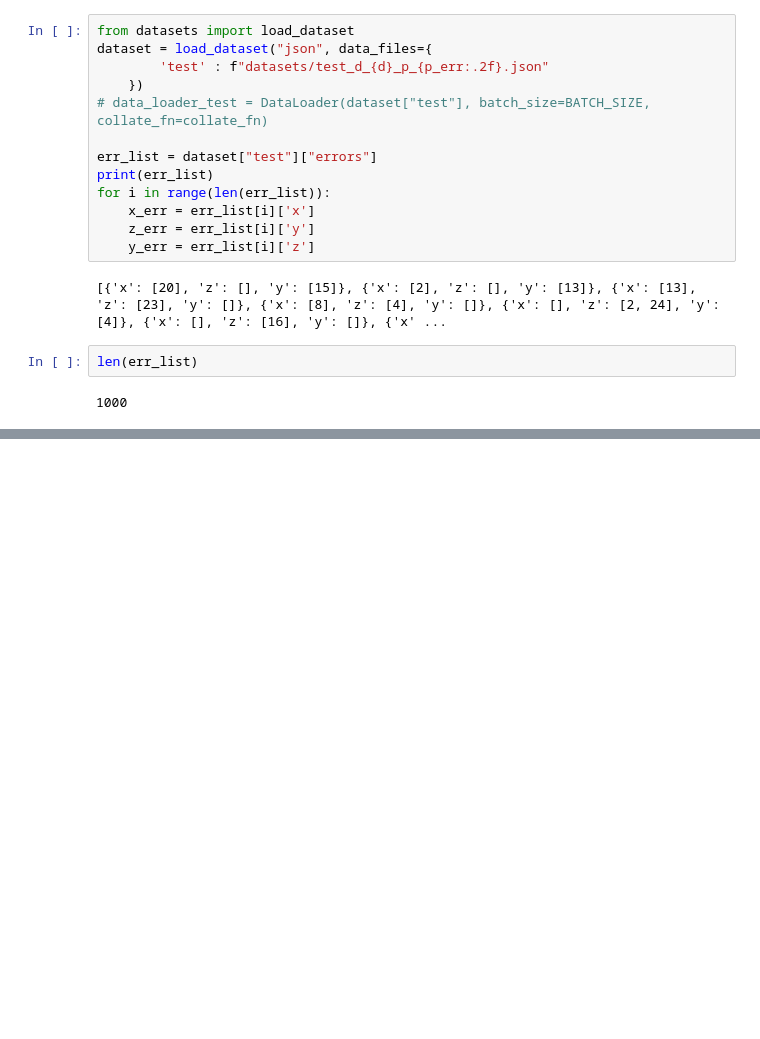
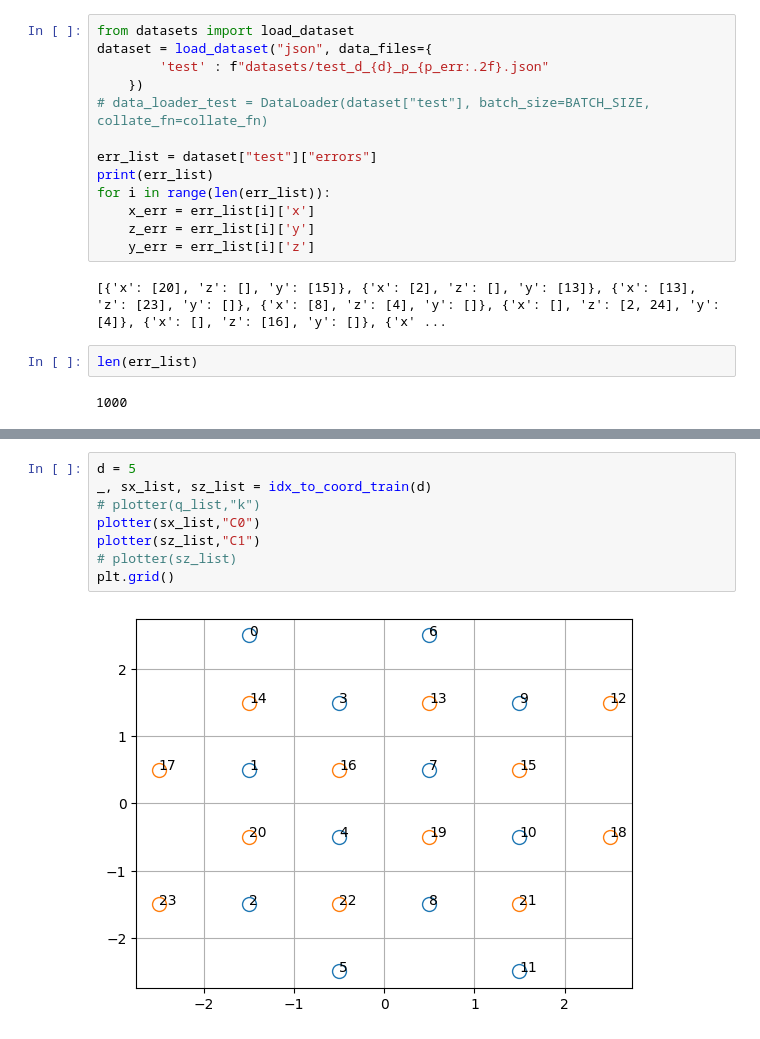
Before and after one commit to hassan-shap/MLqec, a Jupyter notebook: sc_simple_decoder.ipynb, the cells around one changed output, grey strips where cells are left out. Saved outputs shown, nothing was run; the diff lists cells and outputs as text; blank space fills up the shorter version.

```diff
--- a/sc_simple_decoder.ipynb
+++ b/sc_simple_decoder.ipynb
@@ -763,0 +806,10 @@ len(err_list)
+# %%
+d = 5
+_, sx_list, sz_list = idx_to_coord_train(d)
+# plotter(q_list,"k")
+plotter(sx_list,"C0")
+plotter(sz_list,"C1")
+# plotter(sz_list)
+plt.grid()
+# %% [output]
+[figure, added]
```
Also changed, not shown: parts of 11 cells of this notebook, 3 other files.
